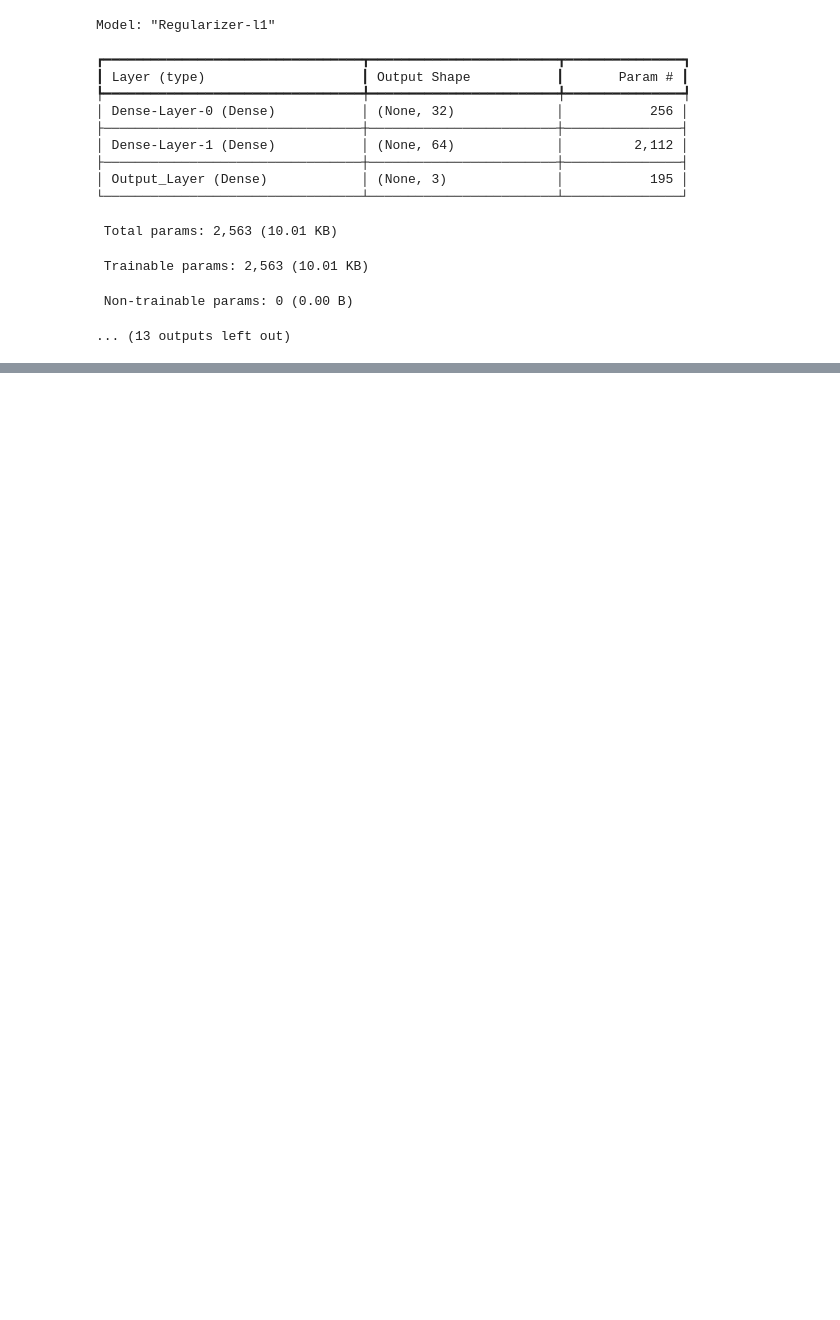
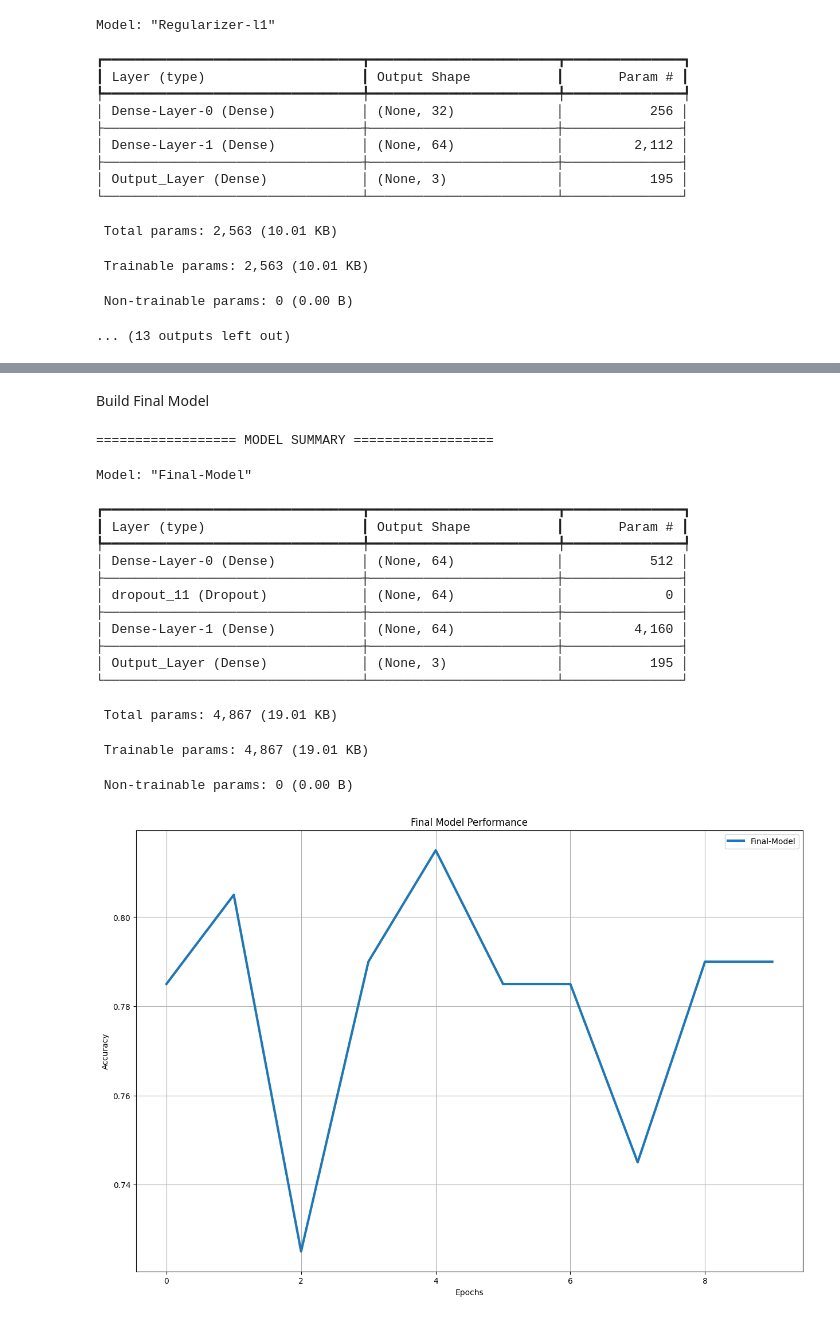
Before and after one commit to lishaangral/iris-problem, a Jupyter notebook: RootCauseAnalysi.ipynb, the cells around one changed output, grey strips where cells are left out. Cells and saved outputs as stored; diff of their text form; code cells hidden in the pictures; blank space fills up the shorter version.

Commit message:
Dropout and Final Model

```diff
--- a/RootCauseAnalysi.ipynb
+++ b/RootCauseAnalysi.ipynb
@@ -283,0 +335,42 @@ Model: "Regularizer-l1"
+# %% [markdown]
+Build Final Model
+# %%
+accuracy_measures = {}
+
+model_config = base_model_config()
+X, Y = get_rca_data()
+
+# Apply best values from earlier tuning results
+model_config["HIDDEN_NODES"] = [64, 64]
+model_config["OPTIMIZER"] = "rmsprop"
+model_config["LEARNING_RATE"] = 0.01
+model_config["REGULARIZER"] = "l2"
+model_config["DROPOUT_RATE"] = 0.2
+model_name = "Final-Model"
+
+# Train and evaluate
+history = create_and_run_model(model_config, X, Y, model_name)
+
+# Store accuracy
+accuracy_measures[model_name] = history.history["val_accuracy"]
+
+# Plot the final model validation accuracy
+plot_graph(accuracy_measures, "Final Model Performance")
+# %% [output]
+================== MODEL SUMMARY ==================
+Model: "Final-Model"
+┏━━━━━━━━━━━━━━━━━━━━━━━━━━━━━━━━━┳━━━━━━━━━━━━━━━━━━━━━━━━┳━━━━━━━━━━━━━━━┓
+┃ Layer (type)                    ┃ Output Shape           ┃       Param # ┃
+┡━━━━━━━━━━━━━━━━━━━━━━━━━━━━━━━━━╇━━━━━━━━━━━━━━━━━━━━━━━━╇━━━━━━━━━━━━━━━┩
+│ Dense-Layer-0 (Dense)           │ (None, 64)             │           512 │
+├─────────────────────────────────┼────────────────────────┼───────────────┤
+│ dropout_11 (Dropout)            │ (None, 64)             │             0 │
+├─────────────────────────────────┼────────────────────────┼───────────────┤
+│ Dense-Layer-1 (Dense)           │ (None, 64)             │         4,160 │
+├─────────────────────────────────┼────────────────────────┼───────────────┤
+│ Output_Layer (Dense)            │ (None, 3)              │           195 │
+└─────────────────────────────────┴────────────────────────┴───────────────┘
+ Total params: 4,867 (19.01 KB)
+ Trainable params: 4,867 (19.01 KB)
+ Non-trainable params: 0 (0.00 B)
+[figure, added]
```
Also changed, not shown: parts of 2 cells of this notebook.
